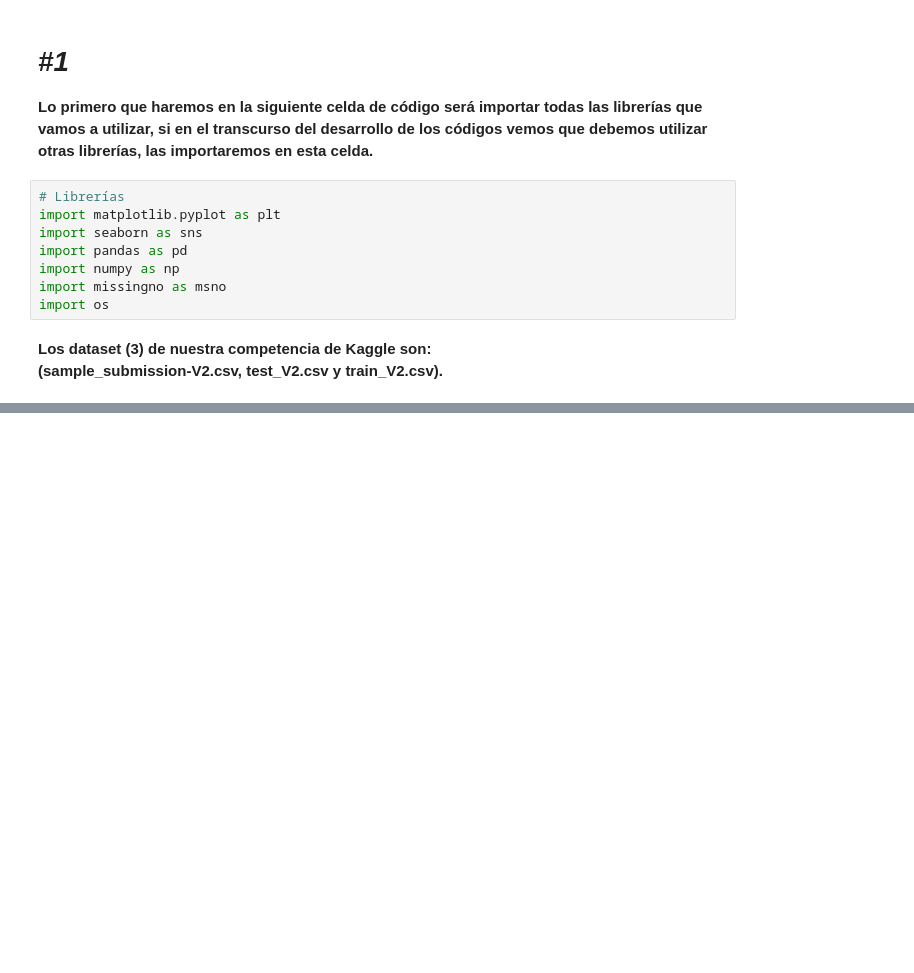
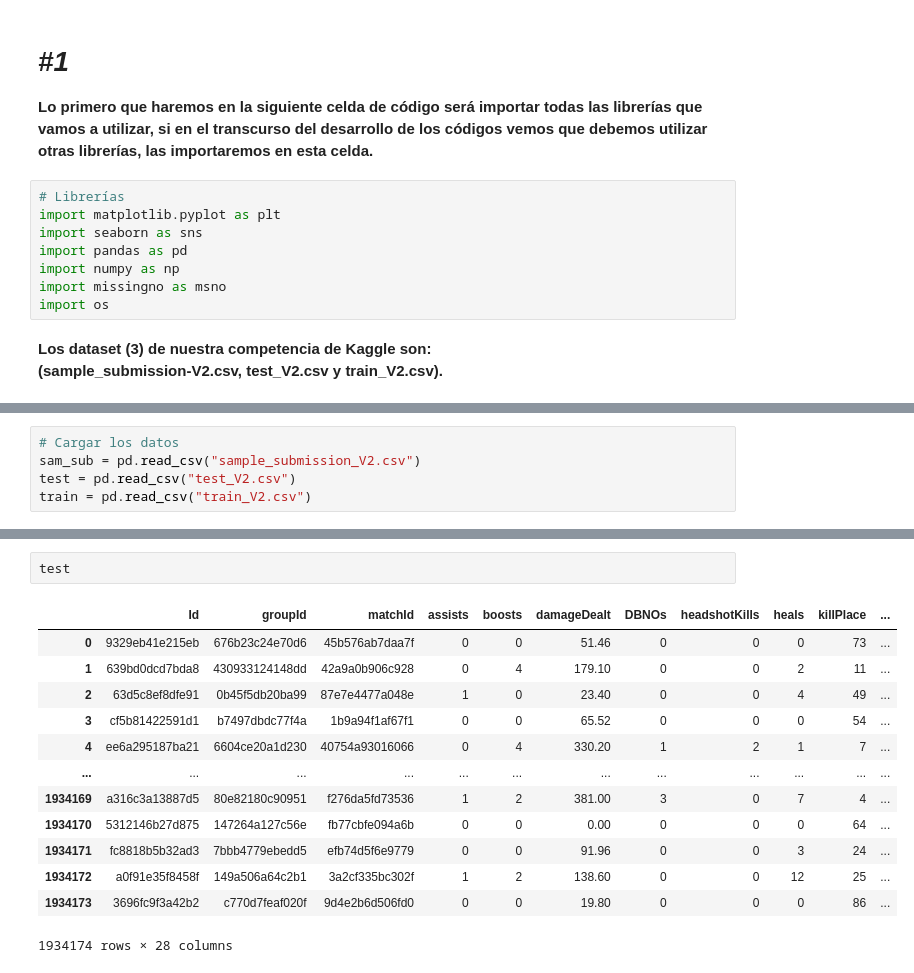
Before and after one commit to miguelangelrestrepo/PROYECTO_PUBG, a Jupyter notebook: PROYECTO_PUBG.ipynb, the cells around one changed output, grey strips where cells are left out. Drawn from its saved outputs; the diff is of its cells as text; blank space fills up the shorter version.

```diff
--- a/PROYECTO_PUBG.ipynb
+++ b/PROYECTO_PUBG.ipynb
@@ -18,0 +17,5 @@ import os
+# %%
+# Cargar los datos
+sam_sub = pd.read_csv("sample_submission_V2.csv")
+test = pd.read_csv("test_V2.csv")
+train = pd.read_csv("train_V2.csv")
@@ -18,0 +38,16 @@ import os
+# %%
+test
+# %% [output]
+|  | Id | groupId | matchId | assists | boosts | damageDealt | DBNOs | headshotKills | heals | killPlace | ... |
+| 0 | 9329eb41e215eb | 676b23c24e70d6 | 45b576ab7daa7f | 0 | 0 | 51.46 | 0 | 0 | 0 | 73 | ... |
+| 1 | 639bd0dcd7bda8 | 430933124148dd | 42a9a0b906c928 | 0 | 4 | 179.10 | 0 | 0 | 2 | 11 | ... |
+| 2 | 63d5c8ef8dfe91 | 0b45f5db20ba99 | 87e7e4477a048e | 1 | 0 | 23.40 | 0 | 0 | 4 | 49 | ... |
+| 3 | cf5b81422591d1 | b7497dbdc77f4a | 1b9a94f1af67f1 | 0 | 0 | 65.52 | 0 | 0 | 0 | 54 | ... |
+| 4 | ee6a295187ba21 | 6604ce20a1d230 | 40754a93016066 | 0 | 4 | 330.20 | 1 | 2 | 1 | 7 | ... |
+| ... | ... | ... | ... | ... | ... | ... | ... | ... | ... | ... | ... |
+| 1934169 | a316c3a13887d5 | 80e82180c90951 | f276da5fd73536 | 1 | 2 | 381.00 | 3 | 0 | 7 | 4 | ... |
+| 1934170 | 5312146b27d875 | 147264a127c56e | fb77cbfe094a6b | 0 | 0 | 0.00 | 0 | 0 | 0 | 64 | ... |
+| 1934171 | fc8818b5b32ad3 | 7bbb4779ebedd5 | efb74d5f6e9779 | 0 | 0 | 91.96 | 0 | 0 | 3 | 24 | ... |
+| 1934172 | a0f91e35f8458f | 149a506a64c2b1 | 3a2cf335bc302f | 1 | 2 | 138.60 | 0 | 0 | 12 | 25 | ... |
+| 1934173 | 3696fc9f3a42b2 | c770d7feaf020f | 9d4e2b6d506fd0 | 0 | 0 | 19.80 | 0 | 0 | 0 | 86 | ... |
+1934174 rows × 28 columns
```
Also changed, not shown: parts of 5 cells of this notebook.
